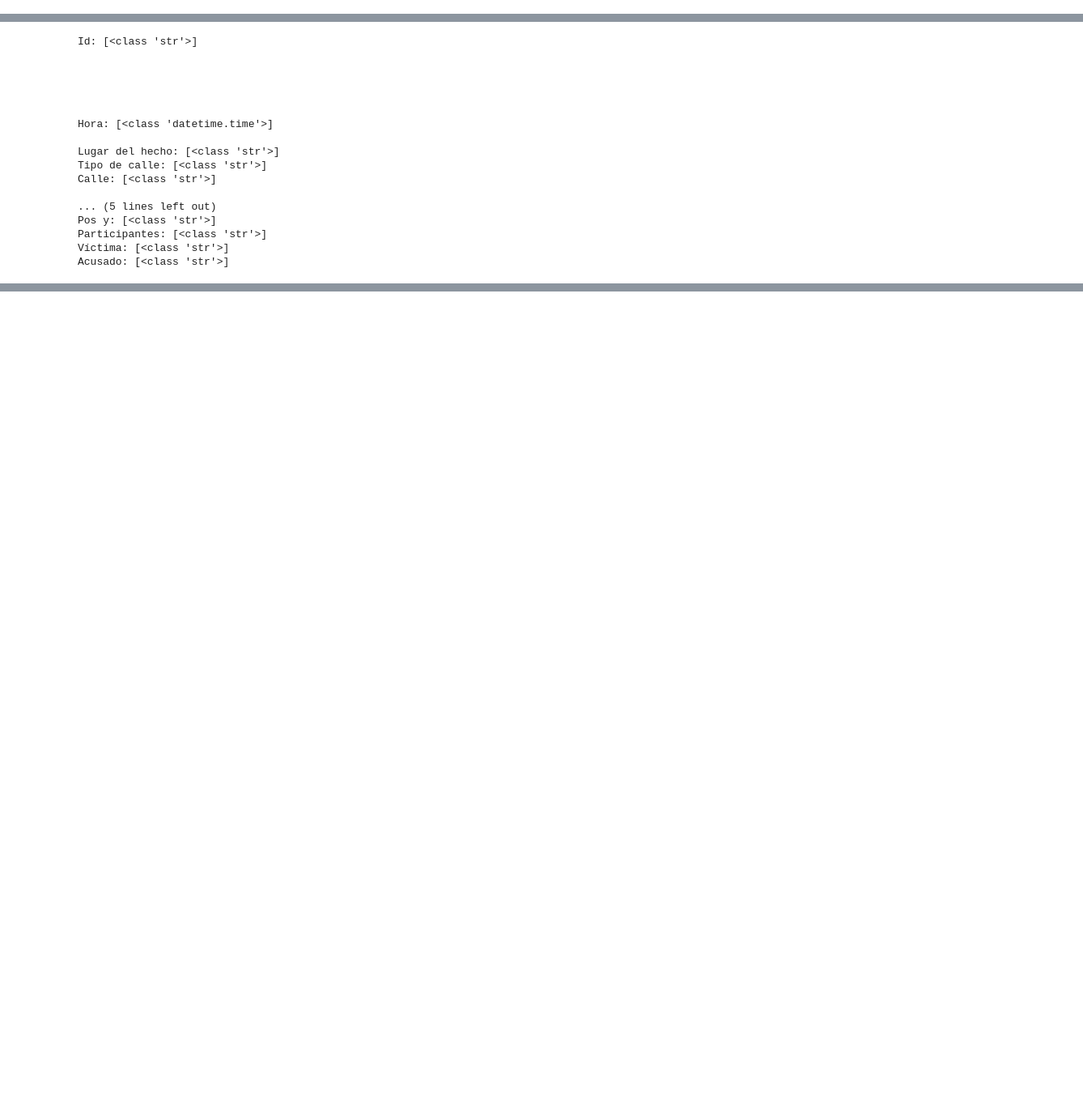
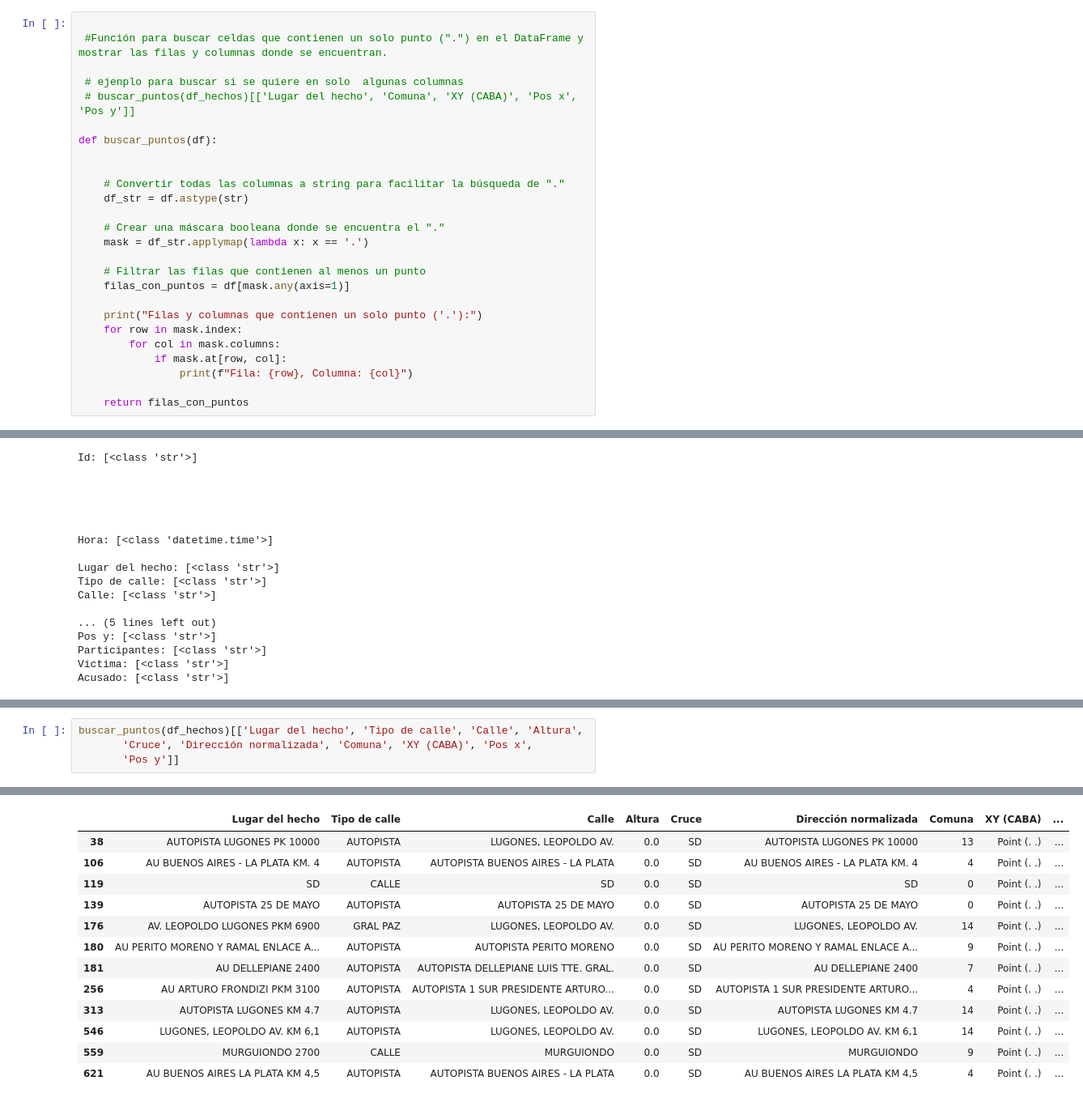
Before and after one commit to gabrielgomezrestrepo/Proyecto-DA-Siniestros-Viales-BA, a Jupyter notebook: ETL.ipynb, the cells around one changed output, grey strips where cells are left out. Shown at 81% size. Cells and saved outputs as stored; diff of their text form; blank space fills up the shorter version.

```diff
--- a/ETL.ipynb
+++ b/ETL.ipynb
@@ -434,0 +441,26 @@ def imputa_edad_media_por_sexo(df):
+# %%
+
+ #Función para buscar celdas que contienen un solo punto (".") en el DataFrame y mostrar las filas y columnas donde se encuentran.
+
+ # ejenplo para buscar si se quiere en solo  algunas columnas
+ # buscar_puntos(df_hechos)[['Lugar del hecho', 'Comuna', 'XY (CABA)', 'Pos x',  'Pos y']]
+
+def buscar_puntos(df):
+
+
+    # Convertir todas las columnas a string para facilitar la búsqueda de "."
+    df_str = df.astype(str)
+
+    # Crear una máscara booleana donde se encuentra el "."
+    mask = df_str.applymap(lambda x: x == '.')
+
+    # Filtrar las filas que contienen al menos un punto
+    filas_con_puntos = df[mask.any(axis=1)]
+
+    print("Filas y columnas que contienen un solo punto ('.'):")
+    for row in mask.index:
+        for col in mask.columns:
+            if mask.at[row, col]:
+                print(f"Fila: {row}, Columna: {col}")
+
+    return filas_con_puntos
@@ -1085,0 +1178,5 @@ Acusado: [<class 'str'>]
+# %%
+buscar_puntos(df_hechos)[['Lugar del hecho', 'Tipo de calle', 'Calle', 'Altura',
+       'Cruce', 'Dirección normalizada', 'Comuna', 'XY (CABA)', 'Pos x',
+       'Pos y']]
+# %% [output]
@@ -1085,0 +1200,13 @@ Acusado: [<class 'str'>]
+|  | Lugar del hecho | Tipo de calle | Calle | Altura | Cruce | Dirección normalizada | Comuna | XY (CABA) | ... |
+| 38 | AUTOPISTA LUGONES PK 10000 | AUTOPISTA | LUGONES, LEOPOLDO AV. | 0.0 | SD | AUTOPISTA LUGONES PK 10000 | 13 | Point (. .) | ... |
+| 106 | AU BUENOS AIRES - LA PLATA KM. 4 | AUTOPISTA | AUTOPISTA BUENOS AIRES - LA PLATA | 0.0 | SD | AU BUENOS AIRES - LA PLATA KM. 4 | 4 | Point (. .) | ... |
+| 119 | SD | CALLE | SD | 0.0 | SD | SD | 0 | Point (. .) | ... |
+| 139 | AUTOPISTA 25 DE MAYO | AUTOPISTA | AUTOPISTA 25 DE MAYO | 0.0 | SD | AUTOPISTA 25 DE MAYO | 0 | Point (. .) | ... |
+| 176 | AV. LEOPOLDO LUGONES PKM 6900 | GRAL PAZ | LUGONES, LEOPOLDO AV. | 0.0 | SD | LUGONES, LEOPOLDO AV. | 14 | Point (. .) | ... |
+| 180 | AU PERITO MORENO Y RAMAL ENLACE A... | AUTOPISTA | AUTOPISTA PERITO MORENO | 0.0 | SD | AU PERITO MORENO Y RAMAL ENLACE A... | 9 | Point (. .) | ... |
+| 181 | AU DELLEPIANE 2400 | AUTOPISTA | AUTOPISTA DELLEPIANE LUIS TTE. GRAL. | 0.0 | SD | AU DELLEPIANE 2400 | 7 | Point (. .) | ... |
+| 256 | AU ARTURO FRONDIZI PKM 3100 | AUTOPISTA | AUTOPISTA 1 SUR PRESIDENTE ARTURO... | 0.0 | SD | AUTOPISTA 1 SUR PRESIDENTE ARTURO... | 4 | Point (. .) | ... |
+| 313 | AUTOPISTA LUGONES KM 4.7 | AUTOPISTA | LUGONES, LEOPOLDO AV. | 0.0 | SD | AUTOPISTA LUGONES KM 4.7 | 14 | Point (. .) | ... |
+| 546 | LUGONES, LEOPOLDO AV. KM 6,1 | AUTOPISTA | LUGONES, LEOPOLDO AV. | 0.0 | SD | LUGONES, LEOPOLDO AV. KM 6,1 | 14 | Point (. .) | ... |
+| 559 | MURGUIONDO 2700 | CALLE | MURGUIONDO | 0.0 | SD | MURGUIONDO | 9 | Point (. .) | ... |
+| 621 | AU BUENOS AIRES LA PLATA KM 4,5 | AUTOPISTA | AUTOPISTA BUENOS AIRES - LA PLATA | 0.0 | SD | AU BUENOS AIRES LA PLATA KM 4,5 | 4 | Point (. .) | ... |
```
Also changed, not shown: parts of 13 cells of this notebook.
